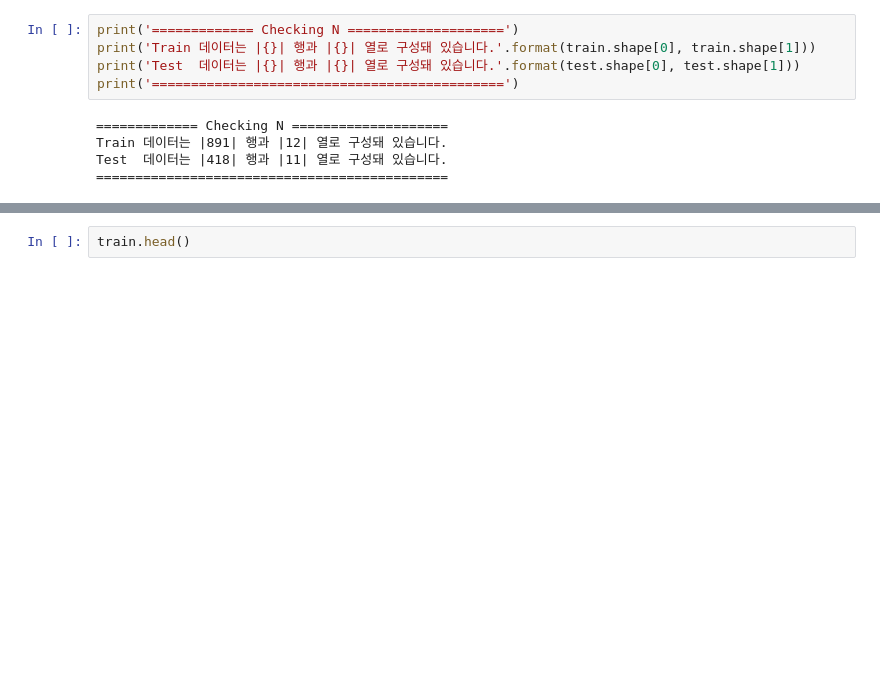
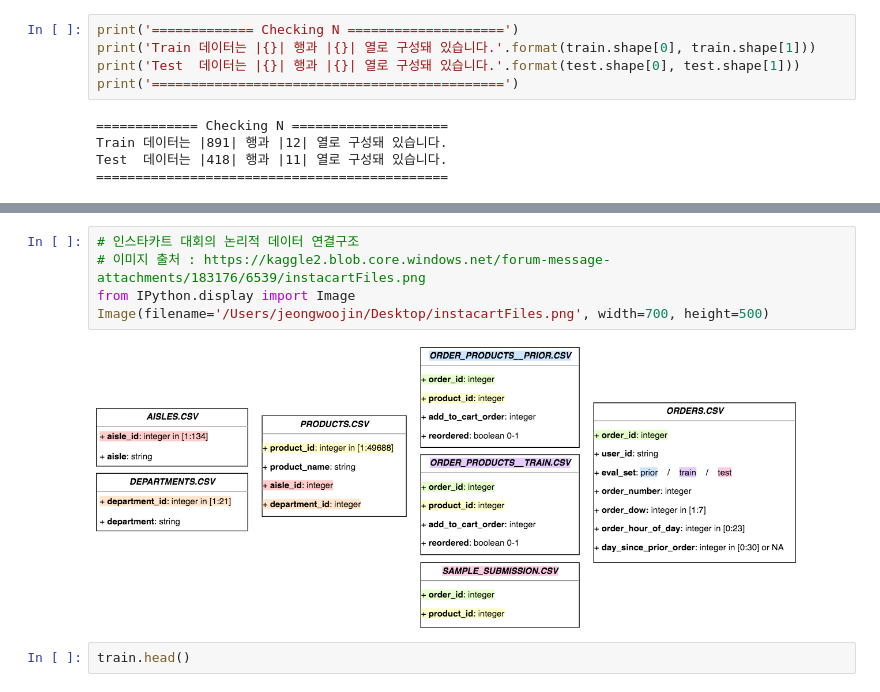
Before and after one commit to pizza12333/kaggle_compet, a Jupyter notebook: titanic/code/Introduction of 'Machine learning Processe and checking data.ipynb, the cells around one changed output, grey strips where cells are left out. Saved outputs shown, nothing was run; the diff lists cells and outputs as text; blank space fills up the shorter version.

```diff
--- a/titanic/code/Introduction of 'Machine learning Processe and checking data.ipynb
+++ b/titanic/code/Introduction of 'Machine learning Processe and checking data.ipynb
@@ -73,3 +128,10 @@ Test  데이터는 |418| 행과 |11| 열로 구성돼 있습니다.
+# %%
+# 인스타카트 대회의 논리적 데이터 연결구조
+# 이미지 출처 : https://kaggle2.blob.core.windows.net/forum-message-attachments/183176/6539/instacartFiles.png
+from IPython.display import Image
+Image(filename='/Users/jeongwoojin/Desktop/instacartFiles.png', width=700, height=500)
+# %% [output]
+[figure, added]
 # %%
 train.head()
 # %% [output]
```
Also changed, not shown: parts of 25 cells of this notebook, 5 other files.
